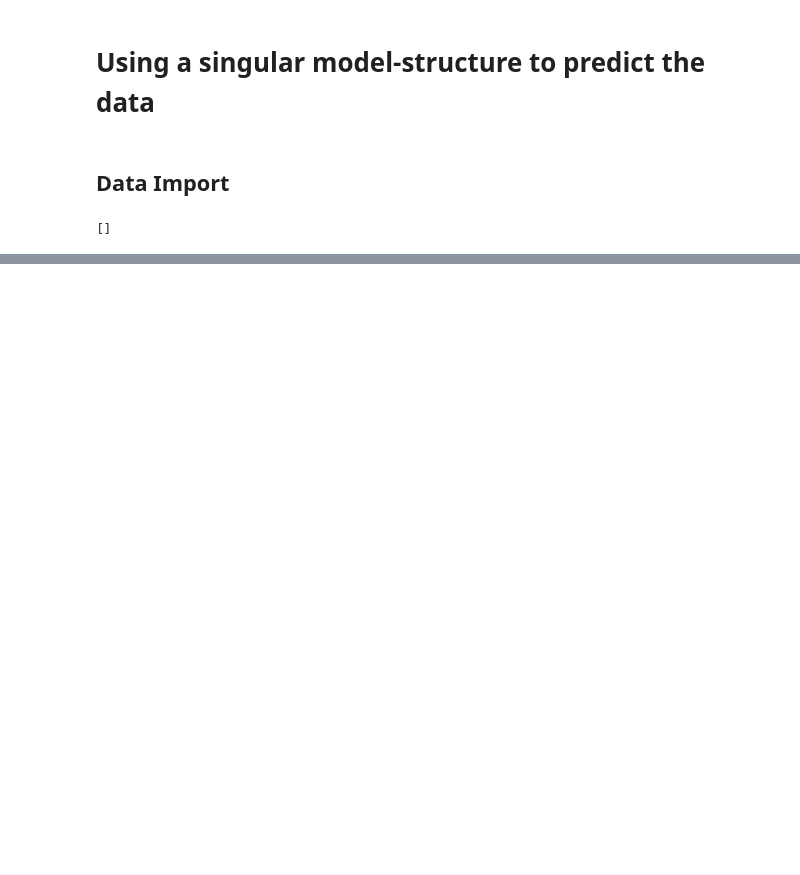
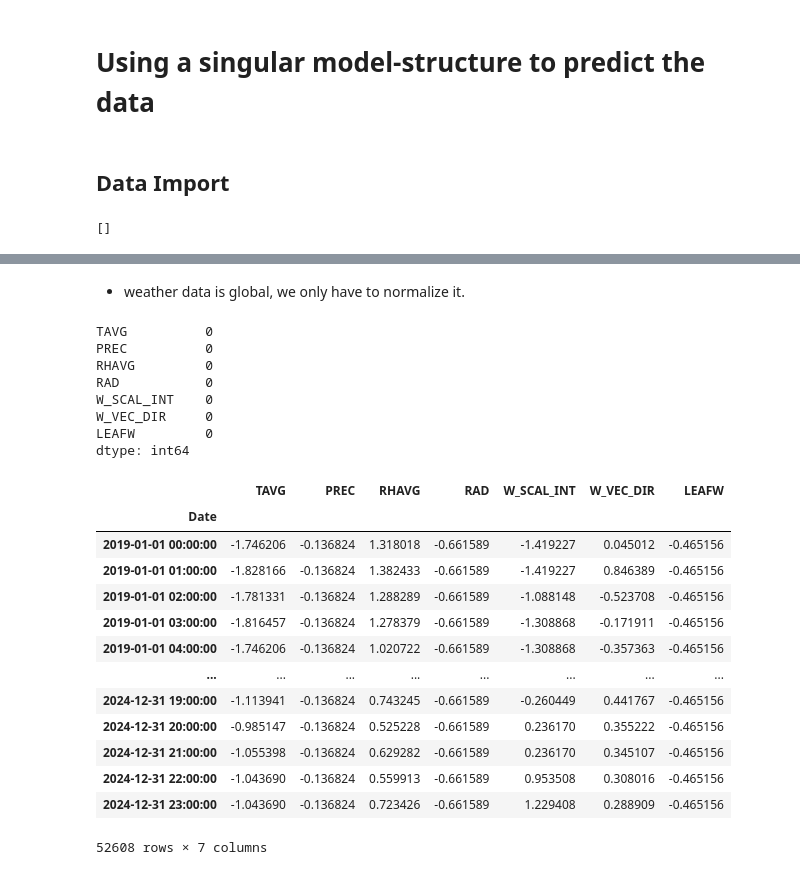
Before and after one commit to davidesonno/AII-project, a Jupyter notebook: 9-multi-agent-model.ipynb, the cells around one changed output, grey strips where cells are left out. Drawn from its saved outputs; the diff is of its cells as text; code cells hidden in the pictures; blank space fills up the shorter version.

```diff
--- a/9-multi-agent-model.ipynb
+++ b/9-multi-agent-model.ipynb
@@ -127,0 +93,31 @@ merged_pollution_data[merged_pollution_data.isna().any(axis=1)]
+# %% [markdown]
+- weather data is global, we only have to normalize it.
+# %%
+scaler = StandardScaler()
+scaled_weather_data = weather_data.copy()
+scaled_weather_data[:] = scaler.fit_transform(scaled_weather_data)
+print(scaled_weather_data.resample('1h').max().isna().sum())
+scaled_weather_data
+# %% [output]
+TAVG          0
+PREC          0
+RHAVG         0
+RAD           0
+W_SCAL_INT    0
+W_VEC_DIR     0
+LEAFW         0
+dtype: int64
+|  | TAVG | PREC | RHAVG | RAD | W_SCAL_INT | W_VEC_DIR | LEAFW |
+| Date |  |  |  |  |  |  |  |
+| 2019-01-01 00:00:00 | -1.746206 | -0.136824 | 1.318018 | -0.661589 | -1.419227 | 0.045012 | -0.465156 |
+| 2019-01-01 01:00:00 | -1.828166 | -0.136824 | 1.382433 | -0.661589 | -1.419227 | 0.846389 | -0.465156 |
+| 2019-01-01 02:00:00 | -1.781331 | -0.136824 | 1.288289 | -0.661589 | -1.088148 | -0.523708 | -0.465156 |
+| 2019-01-01 03:00:00 | -1.816457 | -0.136824 | 1.278379 | -0.661589 | -1.308868 | -0.171911 | -0.465156 |
+| 2019-01-01 04:00:00 | -1.746206 | -0.136824 | 1.020722 | -0.661589 | -1.308868 | -0.357363 | -0.465156 |
+| ... | ... | ... | ... | ... | ... | ... | ... |
+| 2024-12-31 19:00:00 | -1.113941 | -0.136824 | 0.743245 | -0.661589 | -0.260449 | 0.441767 | -0.465156 |
+| 2024-12-31 20:00:00 | -0.985147 | -0.136824 | 0.525228 | -0.661589 | 0.236170 | 0.355222 | -0.465156 |
+| 2024-12-31 21:00:00 | -1.055398 | -0.136824 | 0.629282 | -0.661589 | 0.236170 | 0.345107 | -0.465156 |
+| 2024-12-31 22:00:00 | -1.043690 | -0.136824 | 0.559913 | -0.661589 | 0.953508 | 0.308016 | -0.465156 |
+| 2024-12-31 23:00:00 | -1.043690 | -0.136824 | 0.723426 | -0.661589 | 1.229408 | 0.288909 | -0.465156 |
+52608 rows × 7 columns
```
Also changed, not shown: parts of 28 cells of this notebook, 2 other files.
